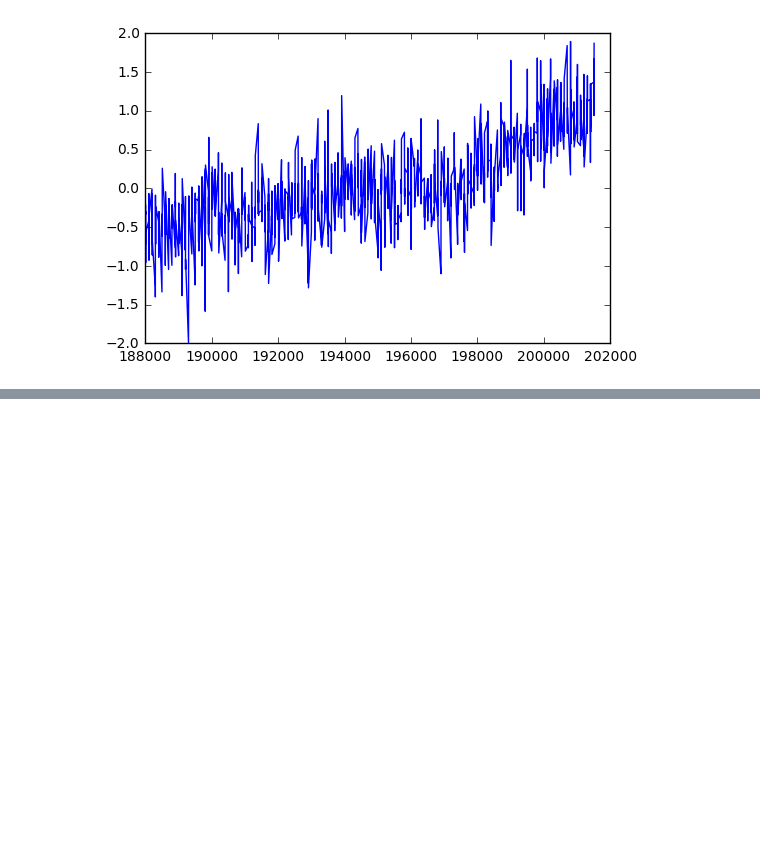
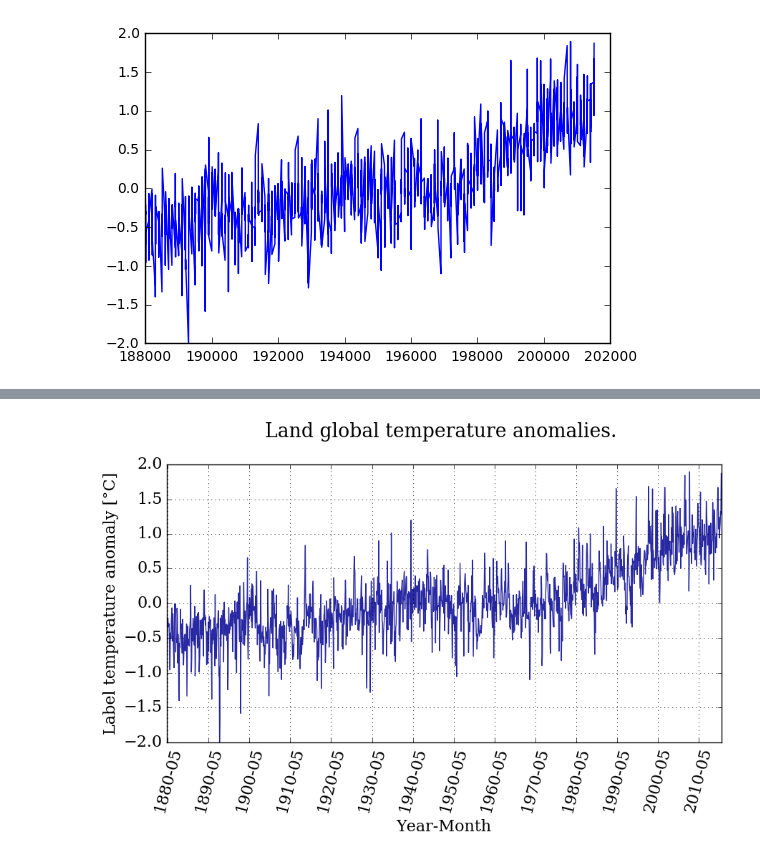
Before and after one commit to mcisternasf28/notebook, a Jupyter notebook: The_python_scientific_stack.ipynb, the cells around one changed output, grey strips where cells are left out. Saved outputs shown, nothing was run; the diff lists cells and outputs as text; code cells hidden in the pictures; blank space fills up the shorter version.

```diff
--- a/The_python_scientific_stack.ipynb
+++ b/The_python_scientific_stack.ipynb
@@ -88,0 +115,14 @@ pyplot.plot(T_land[0:25,0],T_land[0:25,1]);
+# %%
+from matplotlib import rcParams
+rcParams['font.family'] = 'serif'
+rcParams['font.size'] = 16
+# %%
+pyplot.figure(figsize=(10,5))
+pyplot.xticks(dummy[4::12*10],date[4::12*10],rotation=75)
+pyplot.plot(dummy,T_land[:,1],color='#2929a3',ls='-', lw=1 )
+pyplot.title('Land global temperature anomalies. \n')
+pyplot.xlabel('Year-Month')
+pyplot.ylabel('Label temperature anomaly [°C]')
+pyplot.grid();
+# %% [output]
+[figure, added]
```
Also changed, not shown: parts of 8 cells of this notebook.
